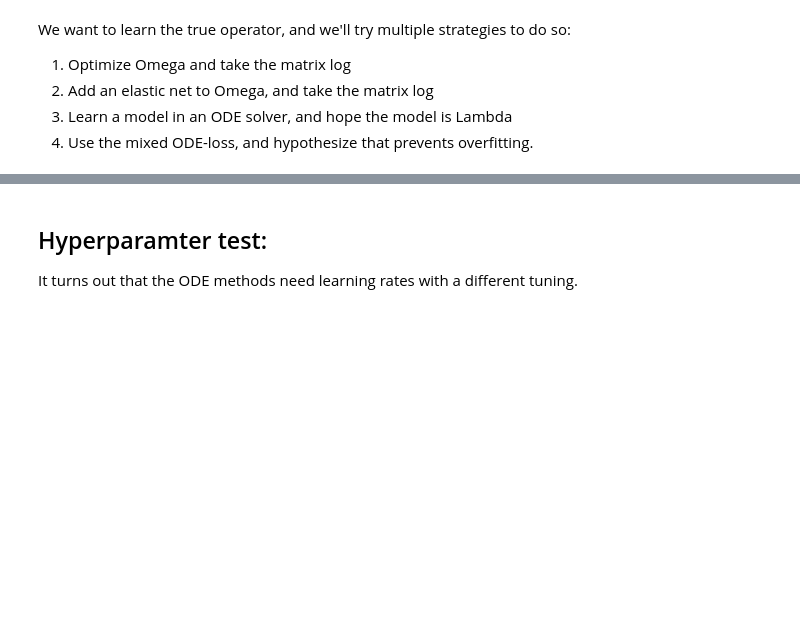
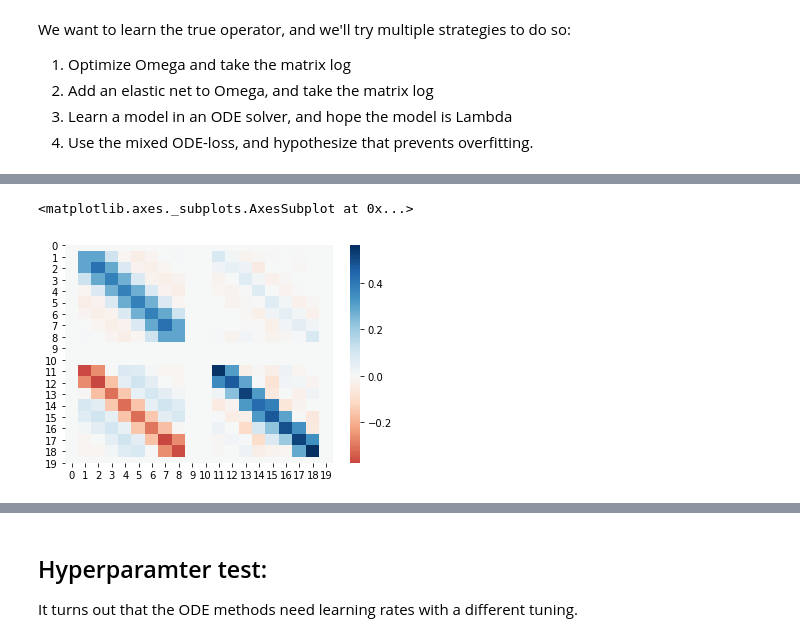
Before and after one commit to afqueiruga/on_learned_dynamics, a Jupyter notebook: WaveEquation2.ipynb, the cells around one changed output, grey strips where cells are left out. Drawn from its saved outputs; the diff is of its cells as text; code cells hidden in the pictures; blank space fills up the shorter version.

```diff
--- a/WaveEquation2.ipynb
+++ b/WaveEquation2.ipynb
@@ -230,0 +312,8 @@ for n,exp in experiments.items():
+# %%
+Om2 = exp.all_omegas[-1].copy()
+ii=np.abs(Om2.sum(axis=0)) < 1.0e-15
+Om2[ii,ii]=1.0e-10
+seaborn.heatmap(Om2,center=0, cmap='RdBu')
+# %% [output]
+<matplotlib.axes._subplots.AxesSubplot at 0x...>
+[figure, added]
```
Also changed, not shown: parts of 18 cells of this notebook.
